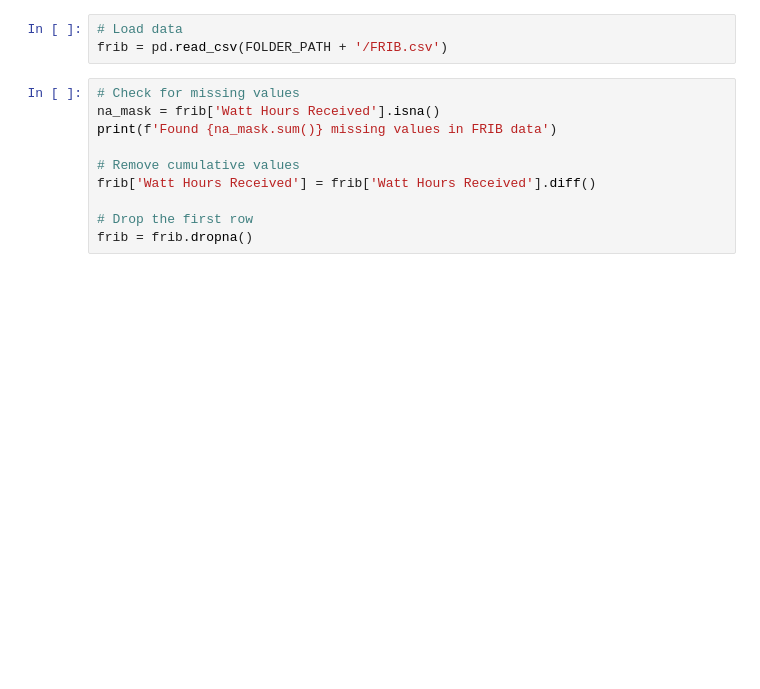
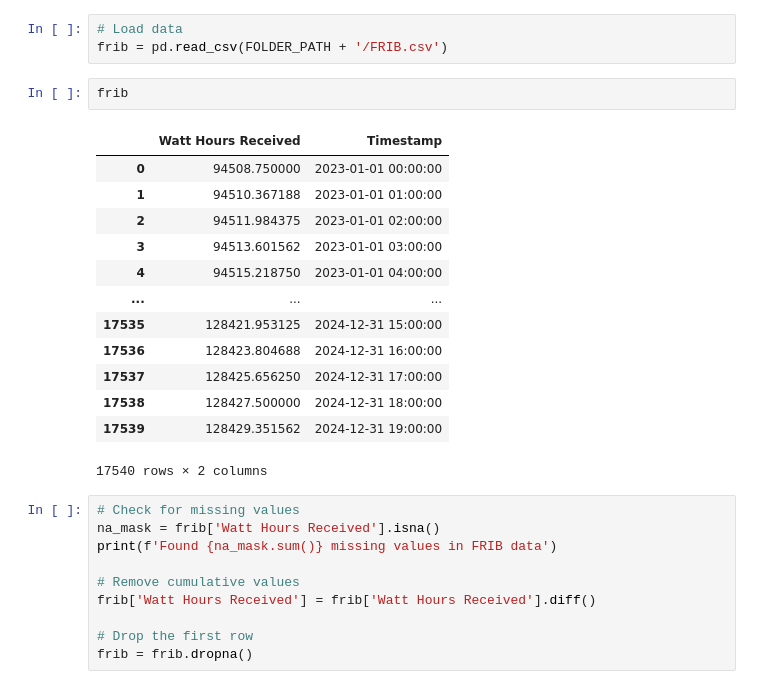
Before and after one commit to anshxl/DataScienceProjects, a Jupyter notebook: Predicting-Electricity-Consumption/NaiveForecasting.ipynb, the cells around one changed output. Saved outputs shown, nothing was run; the diff lists cells and outputs as text; blank space fills up the shorter version.

```diff
--- a/Predicting-Electricity-Consumption/NaiveForecasting.ipynb
+++ b/Predicting-Electricity-Consumption/NaiveForecasting.ipynb
@@ -66,6 +66,22 @@ def plot_difference(df, test, predictions, train_size):
 # %%
 # Load data
 frib = pd.read_csv(FOLDER_PATH + '/FRIB.csv')
+# %%
+frib
+# %% [output]
+|  | Watt Hours Received | Timestamp |
+| 0 | 94508.750000 | 2023-01-01 00:00:00 |
+| 1 | 94510.367188 | 2023-01-01 01:00:00 |
+| 2 | 94511.984375 | 2023-01-01 02:00:00 |
+| 3 | 94513.601562 | 2023-01-01 03:00:00 |
+| 4 | 94515.218750 | 2023-01-01 04:00:00 |
+| ... | ... | ... |
+| 17535 | 128421.953125 | 2024-12-31 15:00:00 |
+| 17536 | 128423.804688 | 2024-12-31 16:00:00 |
+| 17537 | 128425.656250 | 2024-12-31 17:00:00 |
+| 17538 | 128427.500000 | 2024-12-31 18:00:00 |
+| 17539 | 128429.351562 | 2024-12-31 19:00:00 |
+17540 rows × 2 columns
 # %%
 # Check for missing values
 na_mask = frib['Watt Hours Received'].isna()
```
Also changed, not shown: 7 other files.
